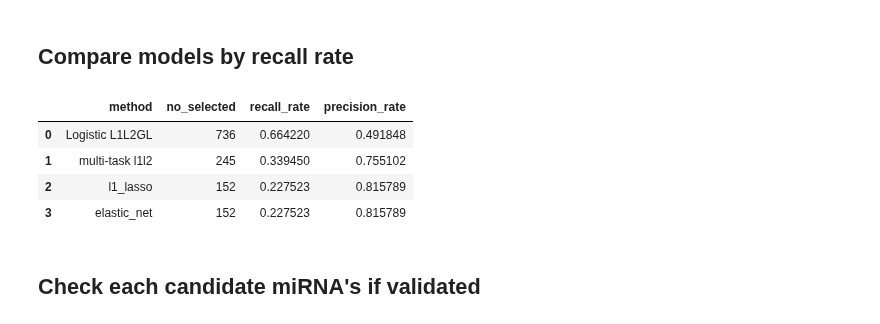
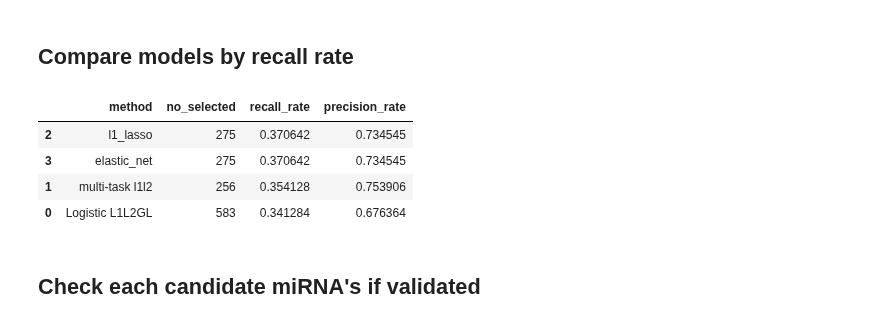
Before and after one commit to JonnyTran/microRNA-Lung-Cancer-Associations, a Jupyter notebook: notebooks/miRNA-gene_exp.ipynb, the cells around one changed output. Drawn from its saved outputs; the diff is of its cells as text; code cells hidden in the pictures.

```diff
--- a/notebooks/miRNA-gene_exp.ipynb
+++ b/notebooks/miRNA-gene_exp.ipynb
@@ -133,5 +140,5 @@ n_B 120
 # %%
-network.fit(tag="StgII-StgIII",
+network.fit(tag="StgII-StgIII", dys_threshold=0.5,
             miRNA_A=tgca_luad.make_dataset(dataset='miRNA', normal_tumor='tumor', pathologic_stages=['Stage II'],
                                            normal_matched=False, mirna_gene_matched=True)[0],
             gene_A=tgca_luad.make_dataset(dataset='gene', normal_tumor='tumor', pathologic_stages=['Stage II'],
@@ -148,5 +155,5 @@ n_B 84
 # %%
-network.fit(tag="StgIII-StgIV",
+network.fit(tag="StgIII-StgIV", dys_threshold=0.8,
             miRNA_A=tgca_luad.make_dataset(dataset='miRNA', normal_tumor='tumor', pathologic_stages=['Stage III'],
                                            normal_matched=False, mirna_gene_matched=True)[0],
             gene_A=tgca_luad.make_dataset(dataset='gene', normal_tumor='tumor', pathologic_stages=['Stage III'],
@@ -312,9 +297,9 @@ hsa-mir-29c MMP2 {'tag': 'normal-StgI', 'dys': -0.68216309558557842}
 # %%
 from sklearn.model_selection import train_test_split
 
-X, y = tgca_luad.make_dataset(dataset='miRNA', normal_tumor='both', normal_matched=False, mirna_gene_matched=False,
-                              pathologic_stages=['normal', 'Stage I', 'Stage II', 'Stage III', 'Stage IV'],
-                              label_mapping={'normal': -1, 'Stage I': 1, 'Stage II': 1, 'Stage III': 1, 'Stage IV': 1})
+X, y = tgca_luad.make_dataset(dataset='miRNA', normal_tumor='tumor', normal_matched=False, mirna_gene_matched=False,
+                              pathologic_stages=['Stage I', 'Stage II'],
+                              label_mapping={'normal': -1, 'Stage I': -1, 'Stage II': 1, 'Stage III': 1, 'Stage IV': 1})
 
 X_multi, y_multi = tgca_luad.make_dataset(dataset='miRNA', normal_tumor='both', normal_matched=False, mirna_gene_matched=False,
                                           pathologic_stages=['normal', 'Stage I', 'Stage II', 'Stage III', 'Stage IV'],
@@ -430,7 +415,7 @@ A = gl.linear_operator_from_groups(X_train.shape[1],
                                    )
 beta = start_vectors.ZerosStartVector().get_vector(X_train.shape[1])
 
-logistic_L1L2GL = estimators.LogisticRegressionL1L2GL(l1=.5, l2=0.0, gl=.5, A=A,
+logistic_L1L2GL = estimators.LogisticRegressionL1L2GL(l1=4.5, l2=0.0, gl=2.5, A=A,
                                                       algorithm=algorithms.proximal.FISTA(),
                                                       class_weight='auto',
                                                       algorithm_params=dict(max_iter=1000),
@@ -651,39 +638,39 @@ from src.utils.validate_candidate_miRNAs import recall_rate, precision_rate, get
 models = []
 for model, name in [
                     (logistic_L1L2GL, 'Logistic L1L2GL'),
                     (multi_task_l1l2, 'multi-task l1l2'),
                     # (group_l2, 'group_small'),
                     (l1_lasso, 'l1_lasso'),
                     (elastic_net, 'elastic_net'),
                     # (sparse_group_l2, 'sparse-group_small')
                     ]:
     if model is logistic_L1L2GL:
         models.append([name,
                    len(model.beta.nonzero()[0]),
-                   recall_rate(candidate_miRNAs=get_miRNA_names(model.beta.nonzero()[0][:], tgca_luad.mirna_list),
+                   recall_rate(candidate_miRNAs=get_miRNA_names(model.beta.nonzero()[0][:275], tgca_luad.mirna_list),
                                validated_miRNAs=validating_miRNAs),
-                   precision_rate(candidate_miRNAs=get_miRNA_names(model.beta.nonzero()[0][:], tgca_luad.mirna_list),
+                   precision_rate(candidate_miRNAs=get_miRNA_names(model.beta.nonzero()[0][:275], tgca_luad.mirna_list),
                                   validated_miRNAs=validating_miRNAs) ])
     else:
         models.append([name,
                    model.get_selected_miRNAs(tgca_luad.mirna_list)['miRNA'].shape[0],
                    recall_rate(candidate_miRNAs=model.get_selected_miRNAs(tgca_luad.mirna_list)['miRNA'].tolist(),
                                validated_miRNAs=validating_miRNAs),
                    precision_rate(candidate_miRNAs=model.get_selected_miRNAs(tgca_luad.mirna_list)['miRNA'].tolist(),
                                   validated_miRNAs=validating_miRNAs) ])
 
 pandas.DataFrame(models, columns=['method', 'no_selected', 'recall_rate', 'precision_rate']).sort_values(by='recall_rate', ascending=False)
 # (group_l2_large_groups, 'group_l2_large_groups'),
 # (l1_lasso, 'l1_lasso'),
 # (elastic_net, 'elastic_net'),
 # (sparse_group_l2, 'sparse-group-lasso-l2'),
 # (sparse_group_l2_large_groups, 'sparse_group_l2_large_groups')
 # %% [output]
 |  | method | no_selected | recall_rate | precision_rate |
-| 0 | Logistic L1L2GL | 736 | 0.664220 | 0.491848 |
-| 1 | multi-task l1l2 | 245 | 0.339450 | 0.755102 |
-| 2 | l1_lasso | 152 | 0.227523 | 0.815789 |
-| 3 | elastic_net | 152 | 0.227523 | 0.815789 |
+| 2 | l1_lasso | 275 | 0.370642 | 0.734545 |
+| 3 | elastic_net | 275 | 0.370642 | 0.734545 |
+| 1 | multi-task l1l2 | 256 | 0.354128 | 0.753906 |
+| 0 | Logistic L1L2GL | 583 | 0.341284 | 0.676364 |
 # %% [markdown]
 ## Check each candidate miRNA's if validated
 # %%
```
Also changed, not shown: parts of 24 cells of this notebook, 1 other file.
